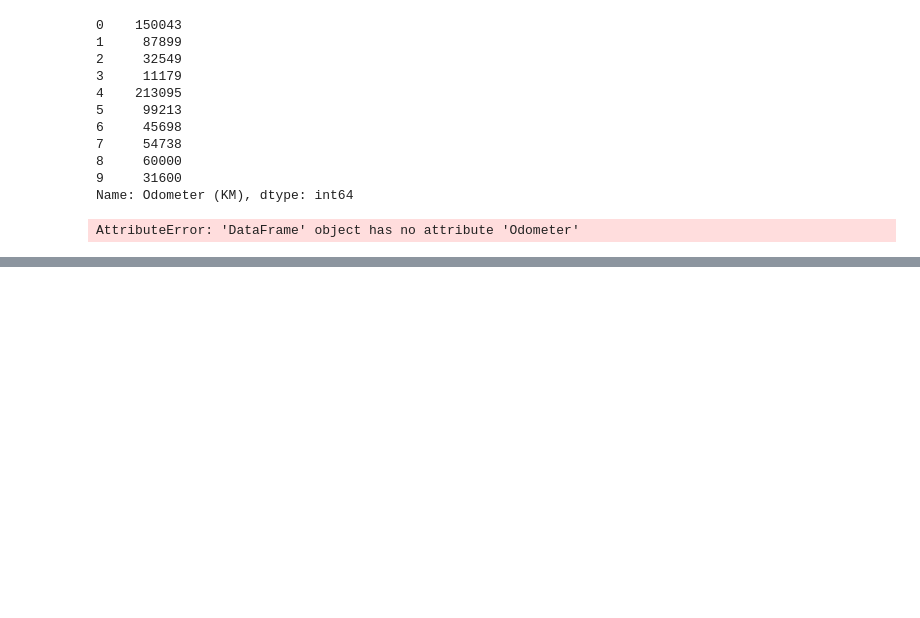
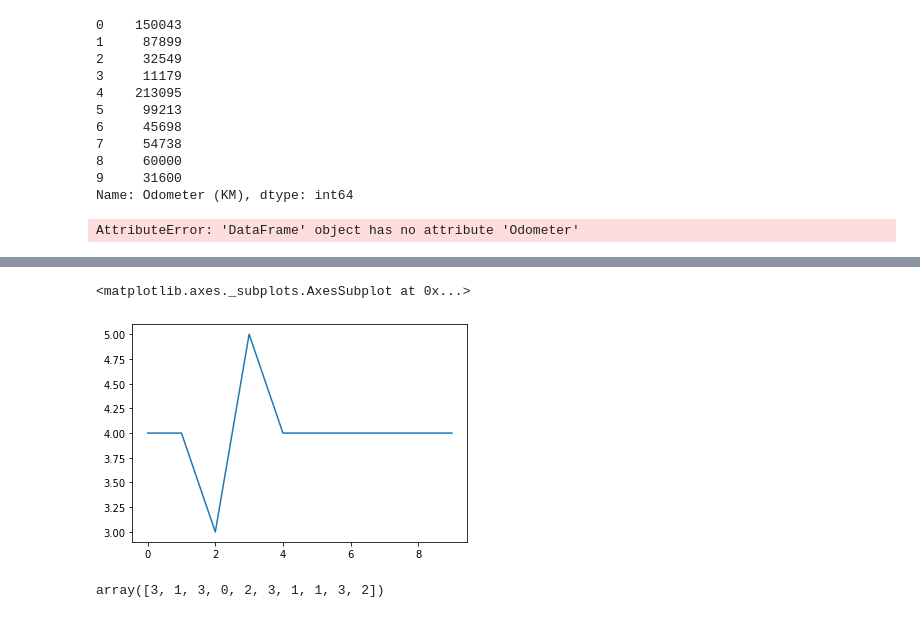
Before and after one commit to sammyview80/Data-analysis-and-Machine-learning, a Jupyter notebook: Introduction to pandas/Introduction to pandas.ipynb, the cells around one changed output, grey strips where cells are left out. Saved outputs shown, nothing was run; the diff lists cells and outputs as text; code cells hidden in the pictures; blank space fills up the shorter version.

```diff
--- a/Introduction to pandas/Introduction to pandas.ipynb
+++ b/Introduction to pandas/Introduction to pandas.ipynb
@@ -343,0 +426,5 @@ car_sales[car_sales["Make"] == "T"]
+# %%
+car_sales["Doors"].plot()
+# %% [output]
+<matplotlib.axes._subplots.AxesSubplot at 0x...>
+[figure, added]
@@ -343,0 +437,4 @@ car_sales[car_sales["Make"] == "T"]
+# %%
+car_make
+# %% [output]
+array([3, 1, 3, 0, 2, 3, 1, 1, 3, 2])
```
Also changed, not shown: parts of 79 cells of this notebook, 2 other files.
